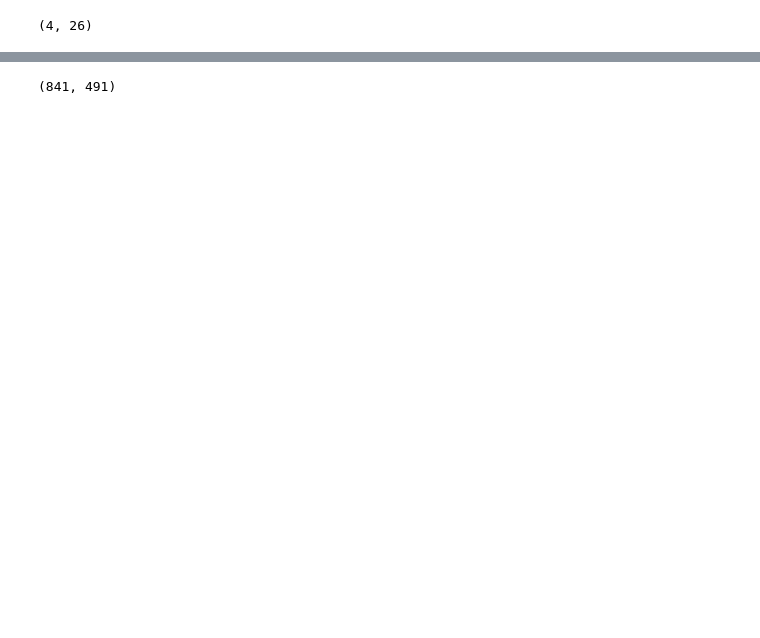
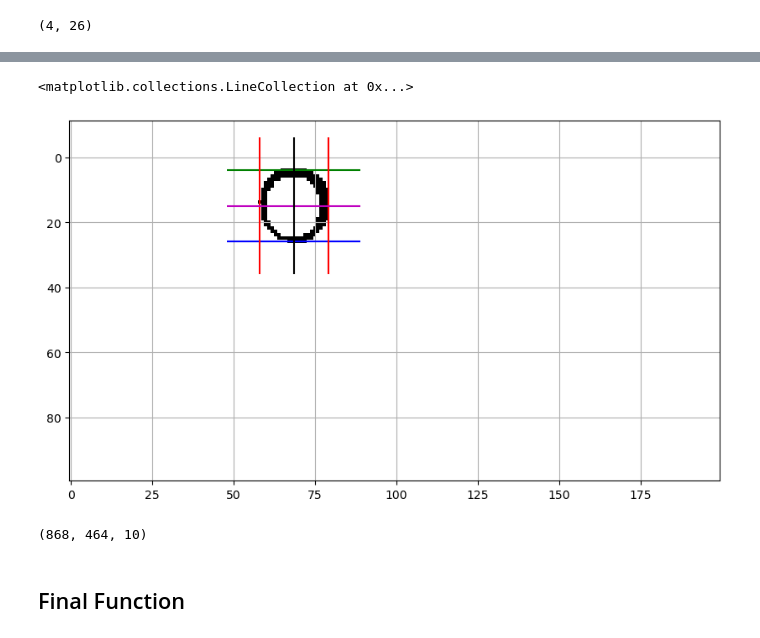
Before and after one commit to Hari31416/mini-project, a Jupyter notebook: center.ipynb, the cells around one changed output, grey strips where cells are left out. Saved outputs shown, nothing was run; the diff lists cells and outputs as text; code cells hidden in the pictures; blank space fills up the shorter version.

Commit message:
Fixed an error and created the function

```diff
--- a/center.ipynb
+++ b/center.ipynb
@@ -64,9 +90,26 @@ yu, yd
+# %%
+plt.figure(figsize=(10,10))
+# plt.imshow(drop_np, cmap='gray')
+plt.imshow(drop_np_f, cmap='gray')
+offset = 10
+plt.grid()
+plt.hlines(yu, xl-offset, xr+offset, color='g')
+plt.hlines(yd, xl-offset, xr+offset, color='b')
+plt.vlines(xl, yu-offset, yd+offset, color='r')
+plt.vlines(xr, yu-offset, yd+offset, color='r')
+plt.hlines((yu+yd)/2, xl-offset, xr+offset, color='m')
+plt.vlines((xl+xr)/2, yu-offset, yd+offset, color='k')
+# %% [output]
+<matplotlib.collections.LineCollection at 0x...>
+[figure, added]
 # %%
-r1 = (xl+xr)/2
-r2 = (yu+yd)/2
-r = (r1+r2)/2
-x = int(x0 + r)
-y = int(y0 + r)
-x, y
+r1 = np.abs((xl-xr))/2
+r2 = np.abs((yu-yd))/2
+r = int((r1+r2)/2)
+x = int(x0 + xl+r)
+y = int(y0 +yu+ r)
+x, y, r
 # %% [output]
-(841, 491)
+(868, 464, 10)
+# %% [markdown]
+## Final Function
```
Also changed, not shown: parts of 11 cells of this notebook.
